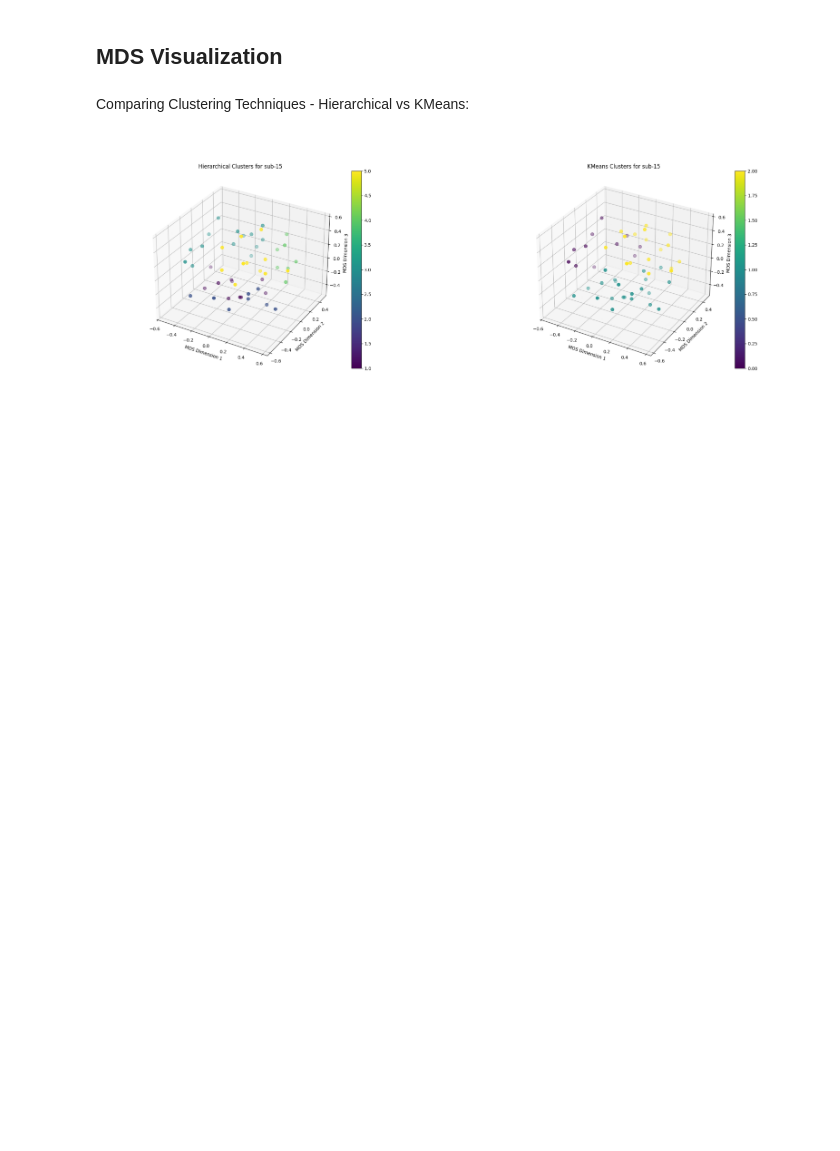
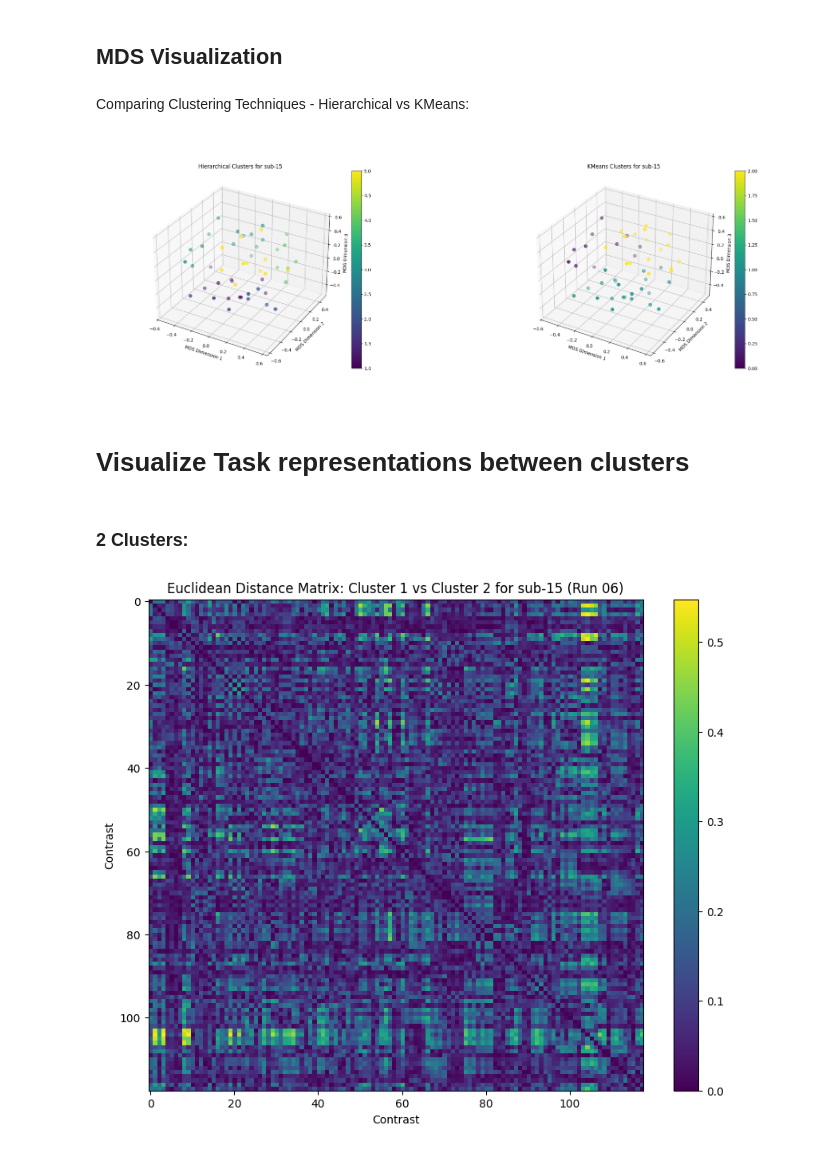
Before and after one commit to Cognitive-Neuroscience-Neurotechnology/ibc_latent, a Jupyter notebook: Dimensionality_reduction/DimRed_Visualization.ipynb, the cells around one changed output. Saved outputs shown, nothing was run; the diff lists cells and outputs as text; code cells hidden in the pictures; blank space fills up the shorter version.

Commit message:
Added Task representations between clusters

```diff
--- a/Dimensionality_reduction/DimRed_Visualization.ipynb
+++ b/Dimensionality_reduction/DimRed_Visualization.ipynb
@@ -75,3 +76,26 @@ axes[1].axis('off')
 plt.show()
 # %% [output]
 [figure]
+# %% [markdown]
+# Visualize Task representations between clusters
+# %% [markdown]
+### 2 Clusters:
+# %%
+subject = 'sub-15'  # Specify the subject
+run = '06'  # Specify the run
+cluster1 = 1
+cluster2 = 2
+
+# Load the Euclidean Distance data (Average_RSM_Cluster_1 - Average_RSM_Cluster_2)
+distance_file = os.path.join(base_dir, 'ibc_output_KMeans_onMDS', f'run_{run}', f'{cluster1}-{cluster2}_{subject}.csv')
+distance_data = np.loadtxt(distance_file, delimiter=',', skiprows=1)
+
+plt.figure(figsize=(10, 8))
+plt.imshow(distance_data, aspect='auto', cmap='viridis')
+plt.colorbar()
+plt.title(f'Euclidean Distance Matrix: Cluster {cluster1} vs Cluster {cluster2} for {subject} (Run {run})')
+plt.xlabel('Contrast')
+plt.ylabel('Contrast')
+plt.show()
+# %% [output]
+[figure, added]
```
Also changed, not shown: parts of 4 cells of this notebook.
